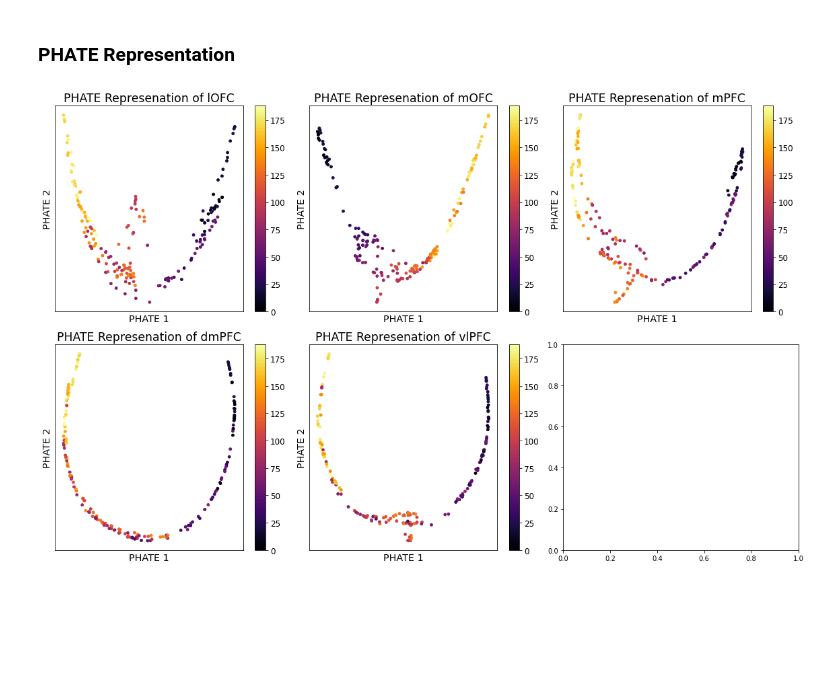
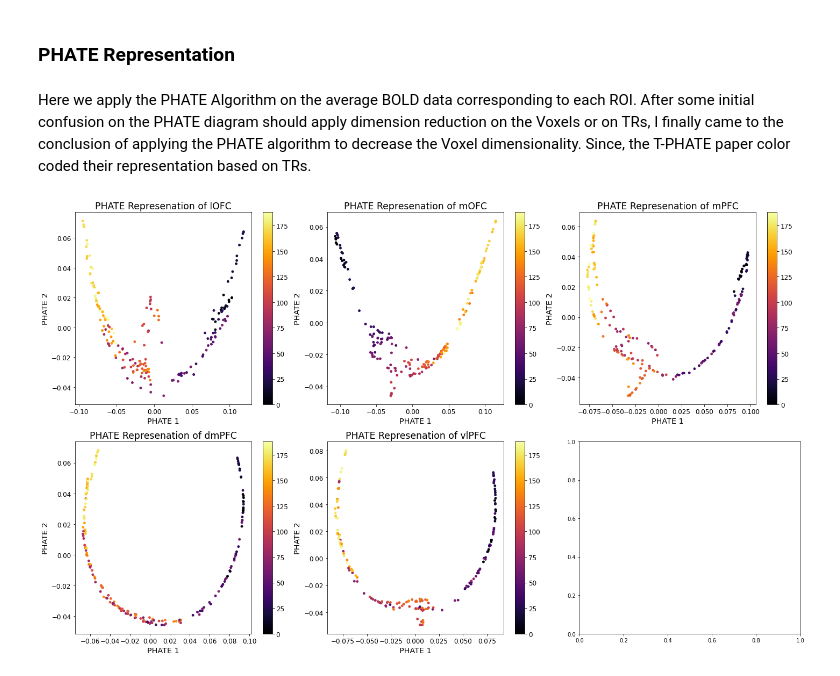
Before and after one commit to RishiDarkDevil/Neural-Uncertainty-Representation, a Jupyter notebook: PHATE_YOUNG.ipynb, the cells around one changed output. Cells and saved outputs as stored; diff of their text form; code cells hidden in the pictures; blank space fills up the shorter version.

```diff
--- a/PHATE_YOUNG.ipynb
+++ b/PHATE_YOUNG.ipynb
@@ -68,22 +45,24 @@ data_lOFC_avg.shape
 (189, 1700)
 # %% [markdown]
 ### PHATE Representation
+# %% [markdown]
+Here we apply the PHATE Algorithm on the average BOLD data corresponding to each ROI. After some initial confusion on the PHATE diagram should apply dimension reduction on the Voxels or on TRs, I finally came to the conclusion of applying the PHATE algorithm to decrease the Voxel dimensionality. Since, the T-PHATE paper color coded their representation based on TRs.
 # %%
-def plot_phate_rep(data, ax=None, title=""):
+def plot_phate_rep(data, c, ax=None, title=""):
   # We now instantiate the PHATE operator(matrix)/object of the PHATE class
   phate_op = ph.PHATE(random_state=43, verbose=0)
   # PHATE requires Voxel x TR Data
   phate_embd =  phate_op.fit_transform(data)
-  scp.plot.scatter2d(phate_embd, ax=ax, ticks=None, c = list(range(data.shape[0])), label_prefix='PHATE ', title=title)
+  scp.plot.scatter2d(phate_embd, ax=ax,  c = c, label_prefix='PHATE ', title=title)
 # %%
 ROIs_data = [data_lOFC_avg, data_mOFC_avg, data_mPFC_avg, data_dmPFC_avg, data_vlPFC_avg]
 ROIs = ["lOFC", "mOFC", "mPFC", "dmPFC", "vlPFC"]
 
-fig, ax = plt.subplots(2,3, figsize=(16,10))
+fig, ax = plt.subplots(2,3, figsize=(20,12))
 i = 0
 for name, data in zip(ROIs, ROIs_data):
-  plot_phate_rep(data, ax[min(max(0, i-2),1),i%3], "PHATE Represenation of "+ name)
+  plot_phate_rep(data, list(range(data.shape[0])), ax[min(max(0, i-2),1),i%3], "PHATE Represenation of "+ name)
   i += 1
   fig.tight_layout()
 # %% [output]
-[figure, old version]
+[figure, new version]
```
Also changed, not shown: parts of 6 cells of this notebook.
